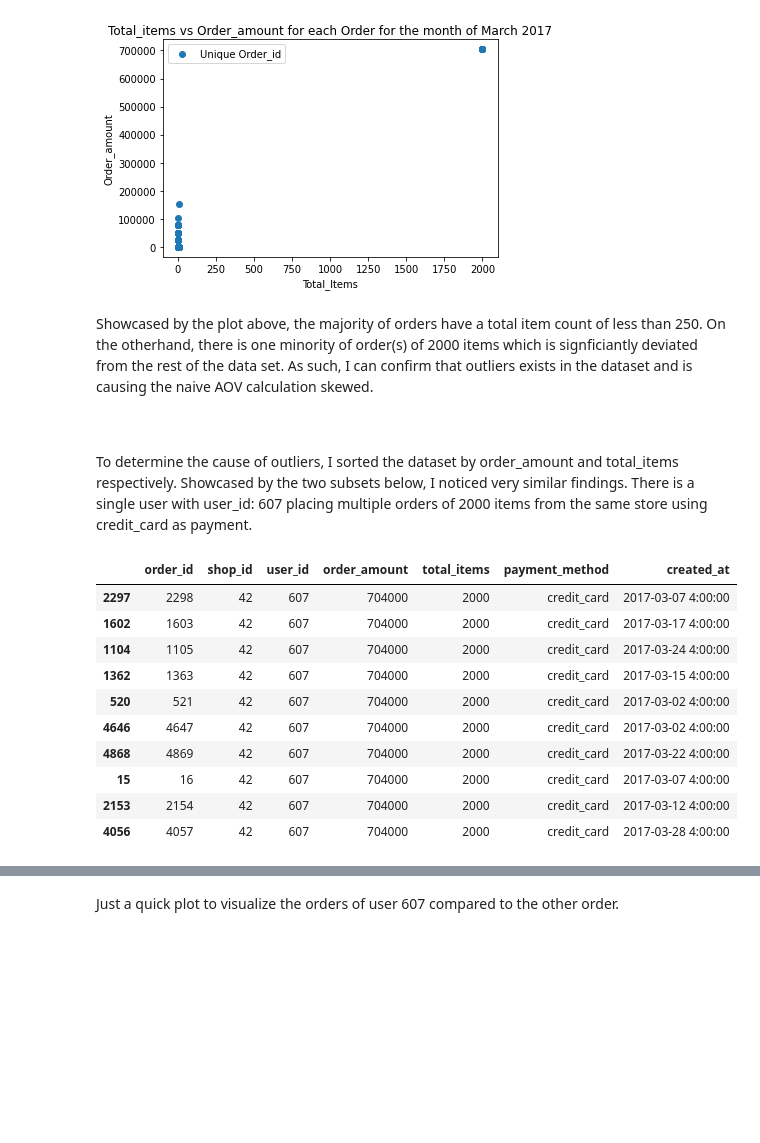
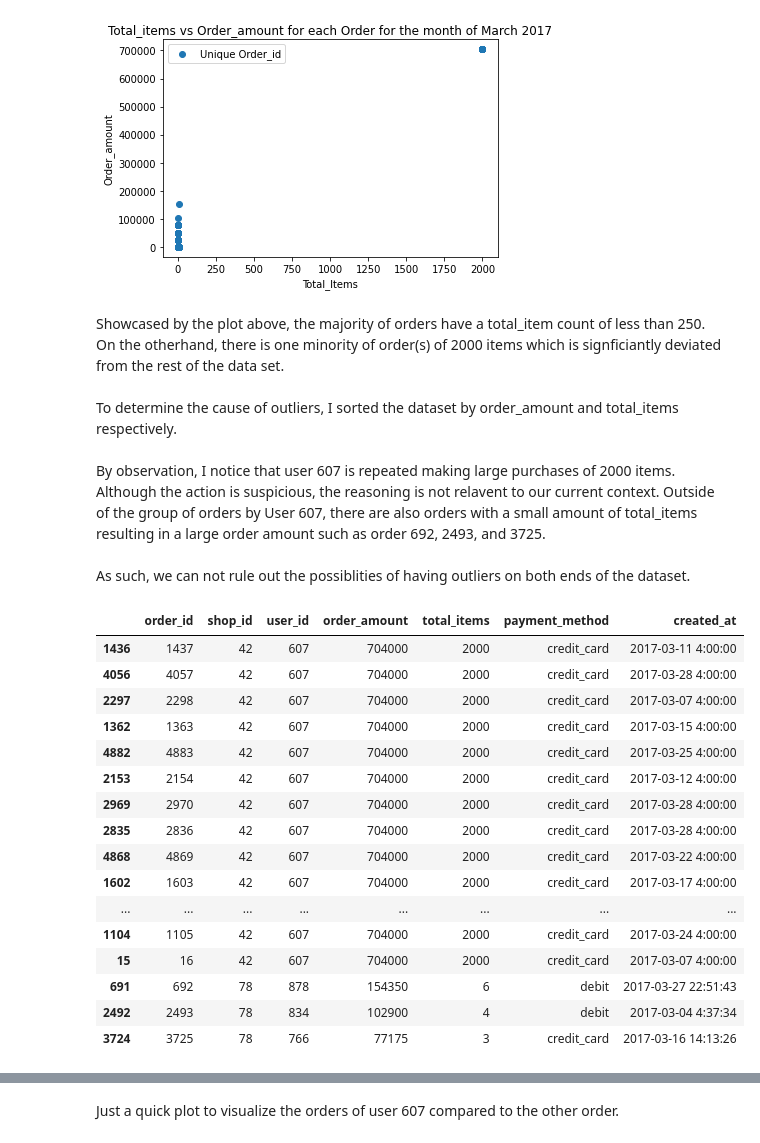
Before and after one commit to oFwano/Shopify-Technical-Challenge-Data-Science-Intern-Winter-2022, a Jupyter notebook: Question-1/Question1.ipynb, the cells around one changed output, grey strips where cells are left out. Drawn from its saved outputs; the diff is of its cells as text; code cells hidden in the pictures; blank space fills up the shorter version.

```diff
--- a/Question-1/Question1.ipynb
+++ b/Question-1/Question1.ipynb
@@ -44,22 +43,31 @@ plt.show()
 [figure]
 # %% [markdown]
 
-Showcased by the plot above, the majority of orders have a total item count of less than 250. On the otherhand, there is one minority of order(s) of 2000 items which is signficiantly deviated from the rest of the data set. As such, I can confirm that outliers exists in the dataset and is causing the naive AOV calculation skewed.
-
+Showcased by the plot above, the majority of orders have a total_item count of less than 250. On the otherhand, there is one minority of order(s) of 2000 items which is signficiantly deviated from the rest of the data set.
 <br><br>
-To determine the cause of outliers, I sorted the dataset by order_amount and total_items respectively. Showcased by the two subsets below, I noticed very similar findings. There is a single user with user_id: 607 placing multiple orders of 2000 items from the same store using credit_card as payment.
+To determine the cause of outliers, I sorted the dataset by order_amount and total_items respectively.
+<br><br>
+By observation, I notice that user 607 is repeated making large purchases of 2000 items. Although the action is suspicious, the reasoning is not relavent to our current context. Outside of the group of orders by User 607, there are also orders with a small amount of total_items resulting in a large order amount such as order 692, 2493, and 3725.
+<br><br>
+As such, we can not rule out the possiblities of having outliers on both ends of the dataset.
 # %%
-data.sort_values(by=['order_amount']).tail(10)
+data.sort_values(by=['order_amount'],ascending=False).head(20)
 # %% [output]
 |  | order_id | shop_id | user_id | order_amount | total_items | payment_method | created_at |
+| 1436 | 1437 | 42 | 607 | 704000 | 2000 | credit_card | 2017-03-11 4:00:00 |
+| 4056 | 4057 | 42 | 607 | 704000 | 2000 | credit_card | 2017-03-28 4:00:00 |
 | 2297 | 2298 | 42 | 607 | 704000 | 2000 | credit_card | 2017-03-07 4:00:00 |
+| 1362 | 1363 | 42 | 607 | 704000 | 2000 | credit_card | 2017-03-15 4:00:00 |
+| 4882 | 4883 | 42 | 607 | 704000 | 2000 | credit_card | 2017-03-25 4:00:00 |
+| 2153 | 2154 | 42 | 607 | 704000 | 2000 | credit_card | 2017-03-12 4:00:00 |
+| 2969 | 2970 | 42 | 607 | 704000 | 2000 | credit_card | 2017-03-28 4:00:00 |
+| 2835 | 2836 | 42 | 607 | 704000 | 2000 | credit_card | 2017-03-28 4:00:00 |
+| 4868 | 4869 | 42 | 607 | 704000 | 2000 | credit_card | 2017-03-22 4:00:00 |
 | 1602 | 1603 | 42 | 607 | 704000 | 2000 | credit_card | 2017-03-17 4:00:00 |
+| ... | ... | ... | ... | ... | ... | ... | ... |
 | 1104 | 1105 | 42 | 607 | 704000 | 2000 | credit_card | 2017-03-24 4:00:00 |
-| 1362 | 1363 | 42 | 607 | 704000 | 2000 | credit_card | 2017-03-15 4:00:00 |
-| 520 | 521 | 42 | 607 | 704000 | 2000 | credit_card | 2017-03-02 4:00:00 |
-| 4646 | 4647 | 42 | 607 | 704000 | 2000 | credit_card | 2017-03-02 4:00:00 |
-| 4868 | 4869 | 42 | 607 | 704000 | 2000 | credit_card | 2017-03-22 4:00:00 |
 | 15 | 16 | 42 | 607 | 704000 | 2000 | credit_card | 2017-03-07 4:00:00 |
-| 2153 | 2154 | 42 | 607 | 704000 | 2000 | credit_card | 2017-03-12 4:00:00 |
-| 4056 | 4057 | 42 | 607 | 704000 | 2000 | credit_card | 2017-03-28 4:00:00 |
+| 691 | 692 | 78 | 878 | 154350 | 6 | debit | 2017-03-27 22:51:43 |
+| 2492 | 2493 | 78 | 834 | 102900 | 4 | debit | 2017-03-04 4:37:34 |
+| 3724 | 3725 | 78 | 766 | 77175 | 3 | credit_card | 2017-03-16 14:13:26 |
 # %%
```
Also changed, not shown: parts of 12 cells of this notebook.
